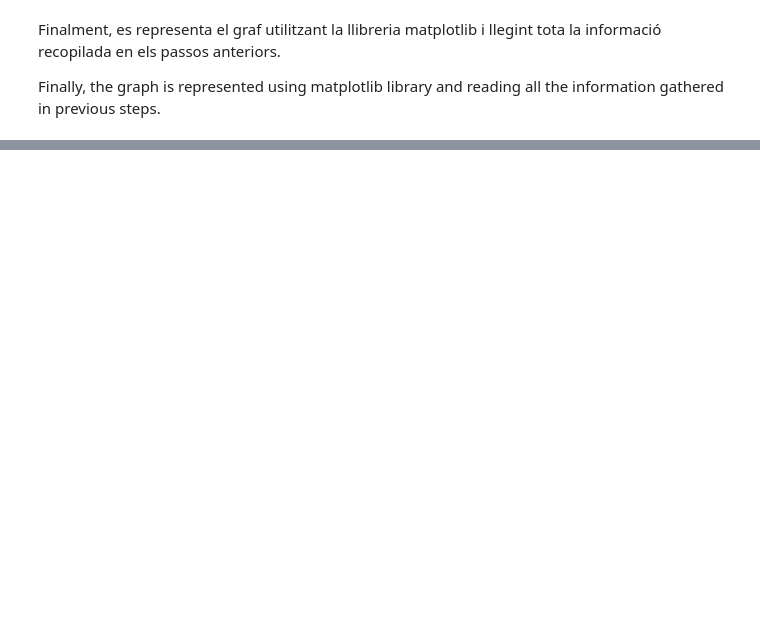
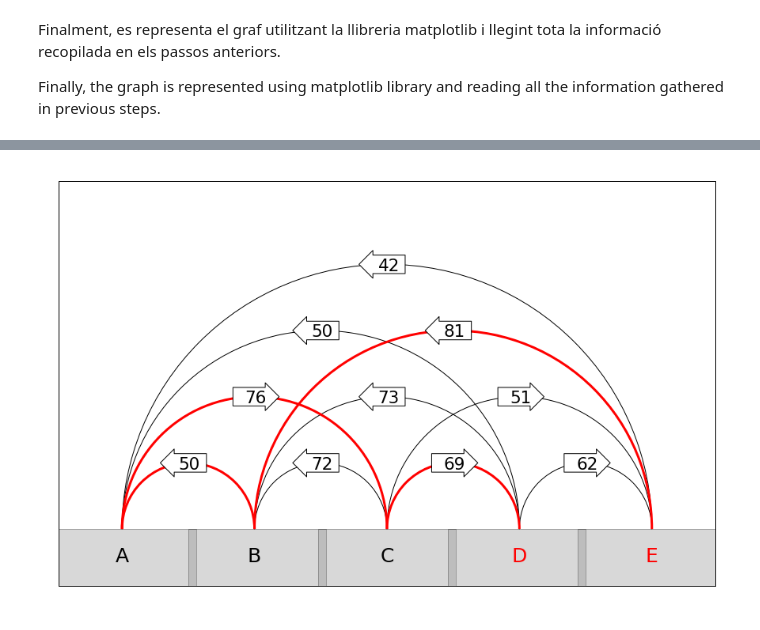
Before and after one commit to itsmgo/tca, a Jupyter notebook: MetodeSchulze.ipynb, the cells around one changed output, grey strips where cells are left out. Saved outputs shown, nothing was run; the diff lists cells and outputs as text; code cells hidden in the pictures; blank space fills up the shorter version.

```diff
--- a/MetodeSchulze.ipynb
+++ b/MetodeSchulze.ipynb
@@ -396,0 +401,82 @@ plt.show()
+# %%
+#redefinim les respostes a les preguntes inicials per tal de poder ensenyar la reconstrucció de cami
+
+p1 = 2
+p2 = 1
+p12 = 2
+p121 = "E-D"
+
+
+#repetim el codi de la cel·la anterior
+
+plt.figure(figsize=(15,15))
+axes = plt.gca()
+axes.set_xlim(0, n*f)
+axes.set_ylim(0, 6*(n)+2)
+axes.set_aspect(1)
+
+
+box = FancyBboxPatch((.5,1), n*f-1, 6*(n), "square", facecolor="white")
+axes.add_patch(box)
+axes.set_axis_off()
+k=-1
+
+if p12 == 1:
+    for j in range(n-1):
+        for i in range(n-(j+1)):
+            arc = Arc((x+i*0.5*f+j*f,y), 2*radi*(i+1), 2*radi*(i+1), 0, 0, 180, color="black")
+            axes.add_patch(arc)
+else:
+
+    for j in range(n-1):
+        for i in range(n-(j+1)):
+            arc = Arc((x+i*0.5*f+j*f,y), 2*radi*(i+1), 2*radi*(i+1), 0, 0, 180, color="black")
+            axes.add_patch(arc)
+
+
+    IX = ord(p121[0]) - 65
+    JX = ord(p121[2]) - 65
+    if mx[IX][JX][0] != 0:
+        for K in range(len(mx[IX][JX])-2):
+            Ix = mx[IX][JX][(1+K)]
+            Jx = mx[IX][JX][(2+K)]
+
+            jx = min(Ix,Jx)
+            ix = np.abs(Ix-Jx)-1
+            arc = Arc((x+ix*0.5*f+jx*f,y), 2*radi*(ix+1), 2*radi*(ix+1), 0, 0, 180, color="red", linewidth = 3)
+            axes.add_patch(arc)
+
+
+
+for j in range(n-1):
+    for i in range(n-(j+1)):
+        k=k+1
+        fletxa = FancyBboxPatch((x+i*0.5*f+j*f-w-1/1.9+0.2,
+                                 y+((1+i)*0.5*f)-h/2-0.3),
+                                1.6*w*1.5, 4*h,
+                                estil[estatFletxes[k]],facecolor="white")
+        axes.add_patch(fletxa)
+        if numFletxa[k] > 99999 and numFletxa[k] != "X":
+            axes.text(x+i*0.5*f+j*f+.1, y+((1+i)*0.5*f-.5),
+                      "{}M".format(np.round(numFletxa[k]/1000000.0, 1)), ha="center", size = 32-2.1*n)
+        if numFletxa[k] > 999 and numFletxa < 1000000 and numFletxa[k] != "X":
+            axes.text(x+i*0.5*f+j*f+.1, y+((1+i)*0.5*f-.5),
+                      "{}K".format(numFletxa[k]/1000), ha="center", size = 32-2.1*n)
+        if numFletxa[k] < 1000 or numFletxa[k] == "X":
+            axes.text(x+i*0.5*f+j*f+.1, y+((1+i)*0.5*f-.5),
+                      "{}".format(numFletxa[k]), ha="center", size = 32-2.1*n)
+
+
+for i in range(n):
+    if i == IX or i == JX:
+        axes.text(x-0.5*f+i*f, y-2.5, candidats[i], ha="center", size = 40-3*n, color = "red")
+    else:
+        axes.text(x-0.5*f+i*f, y-2.5, candidats[i], ha="center", size = 40-3*n, color = "black")
+
+    box = FancyBboxPatch((.5+i*w2,1), w2, h2, "square", facecolor="gray", alpha=0.3)
+    axes.add_patch(box)
+
+#plt.savefig("/home/marti/Documents/Física/TCA/Diagrama{}.pdf".format(10))
+plt.show()
+# %% [output]
+[figure, added]
```
Also changed, not shown: parts of 7 cells of this notebook.
